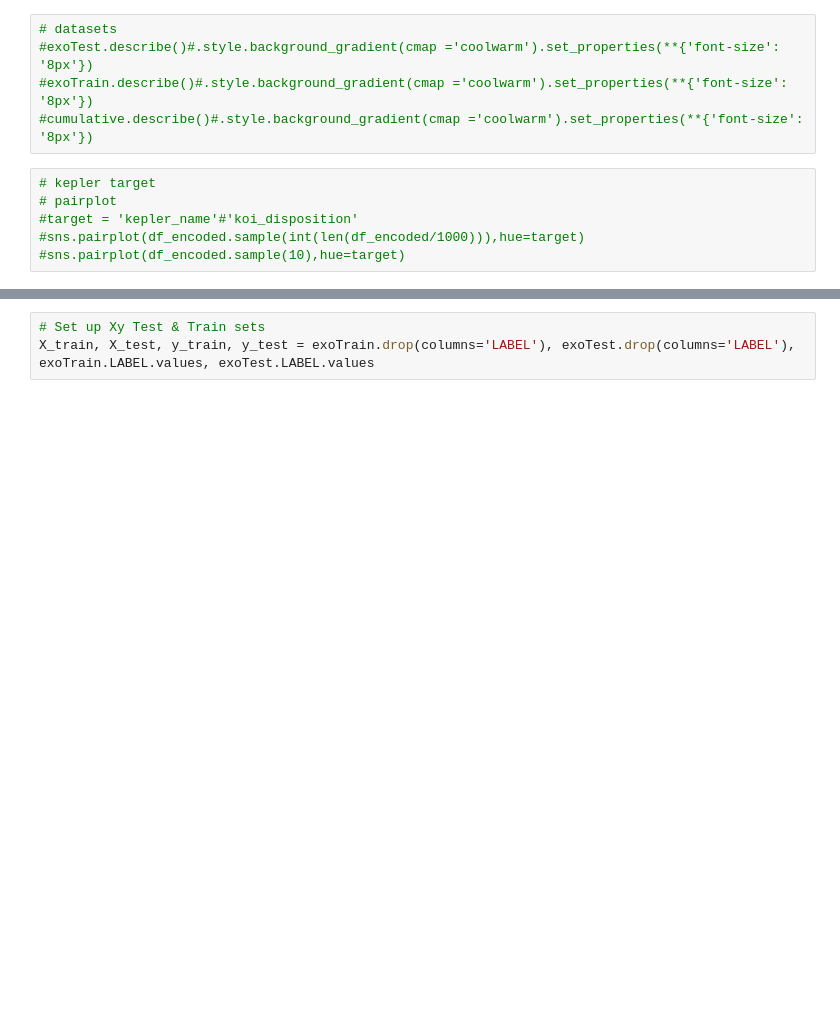
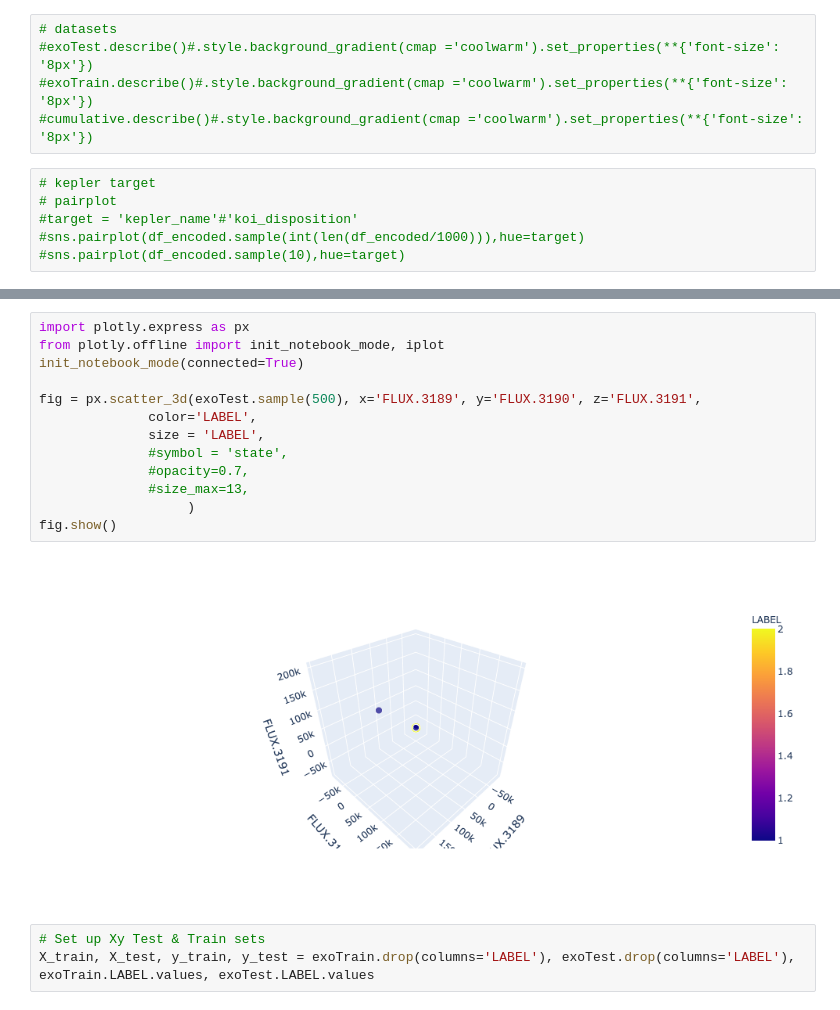
Before and after one commit to DaScient/Planets, a Jupyter notebook: kepler-exoplanet-target-classification-model.ipynb, the cells around one changed output, grey strips where cells are left out. Saved outputs shown, nothing was run; the diff lists cells and outputs as text; blank space fills up the shorter version.

Commit message:
Kaggle Notebook | Kepler Exoplanet Classification Model | Version 11

```diff
--- a/kepler-exoplanet-target-classification-model.ipynb
+++ b/kepler-exoplanet-target-classification-model.ipynb
@@ -41,3 +57,18 @@ cumulative = pd.read_csv('/kaggle/input/kepler-exoplanet-search-results/cumulati
+# %%
+import plotly.express as px
+from plotly.offline import init_notebook_mode, iplot
+init_notebook_mode(connected=True)
+
+fig = px.scatter_3d(exoTest.sample(500), x='FLUX.3189', y='FLUX.3190', z='FLUX.3191',
+              color='LABEL',
+              size = 'LABEL',
+              #symbol = 'state',
+              #opacity=0.7,
+              #size_max=13,
+                   )
+fig.show()
+# %% [output]
+[figure, added]
 # %%
 # Set up Xy Test & Train sets
 X_train, X_test, y_train, y_test = exoTrain.drop(columns='LABEL'), exoTest.drop(columns='LABEL'), exoTrain.LABEL.values, exoTest.LABEL.values
```
Also changed, not shown: parts of 3 cells of this notebook.
